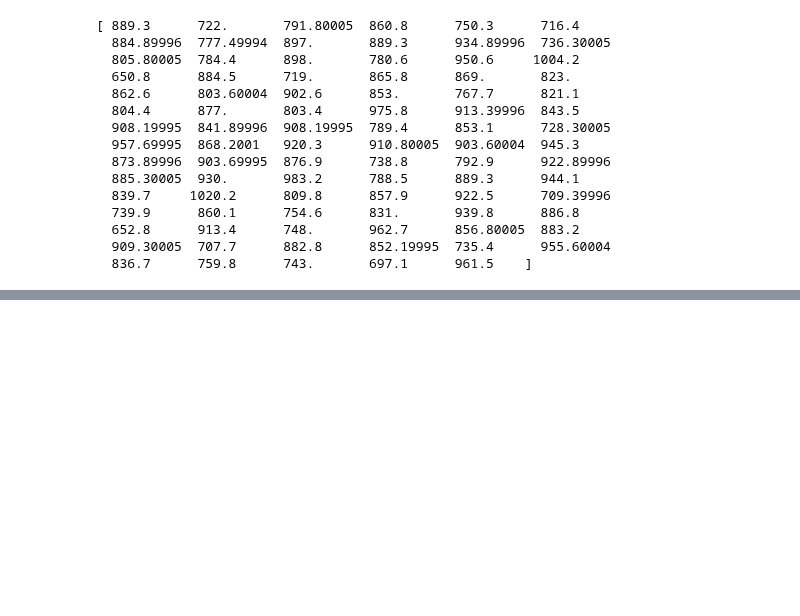
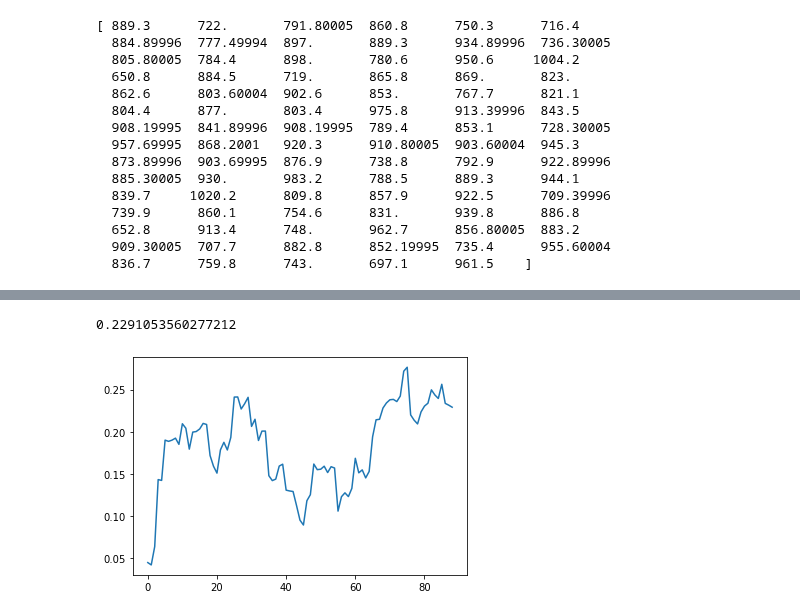
Before and after one commit to medhap02/AllIndiaRainfall, a Jupyter notebook: src/ISM_Model1-to2018_crossvalidation30yeargroups.ipynb, the cells around one changed output, grey strips where cells are left out. Saved outputs shown, nothing was run; the diff lists cells and outputs as text; code cells hidden in the pictures; blank space fills up the shorter version.

```diff
--- a/src/ISM_Model1-to2018_crossvalidation30yeargroups.ipynb
+++ b/src/ISM_Model1-to2018_crossvalidation30yeargroups.ipynb
@@ -764,3 +769,9 @@ pd.DataFrame.from_items([('EPT', EPTregression), ('CPT', CPTregression), ('PSH',
+# %%
+plt.plot(EPTregressiondata)
+print(EPTregressiondata[88])
+# %% [output]
+0.2291053560277212
+[figure, added]
 # %%
 #AIRI = 0.47*EPT + 0.19*CPT + 0.23*PSH - 0.24*NAT
 
```
Also changed, not shown: parts of 4 cells of this notebook, 1 other file.
